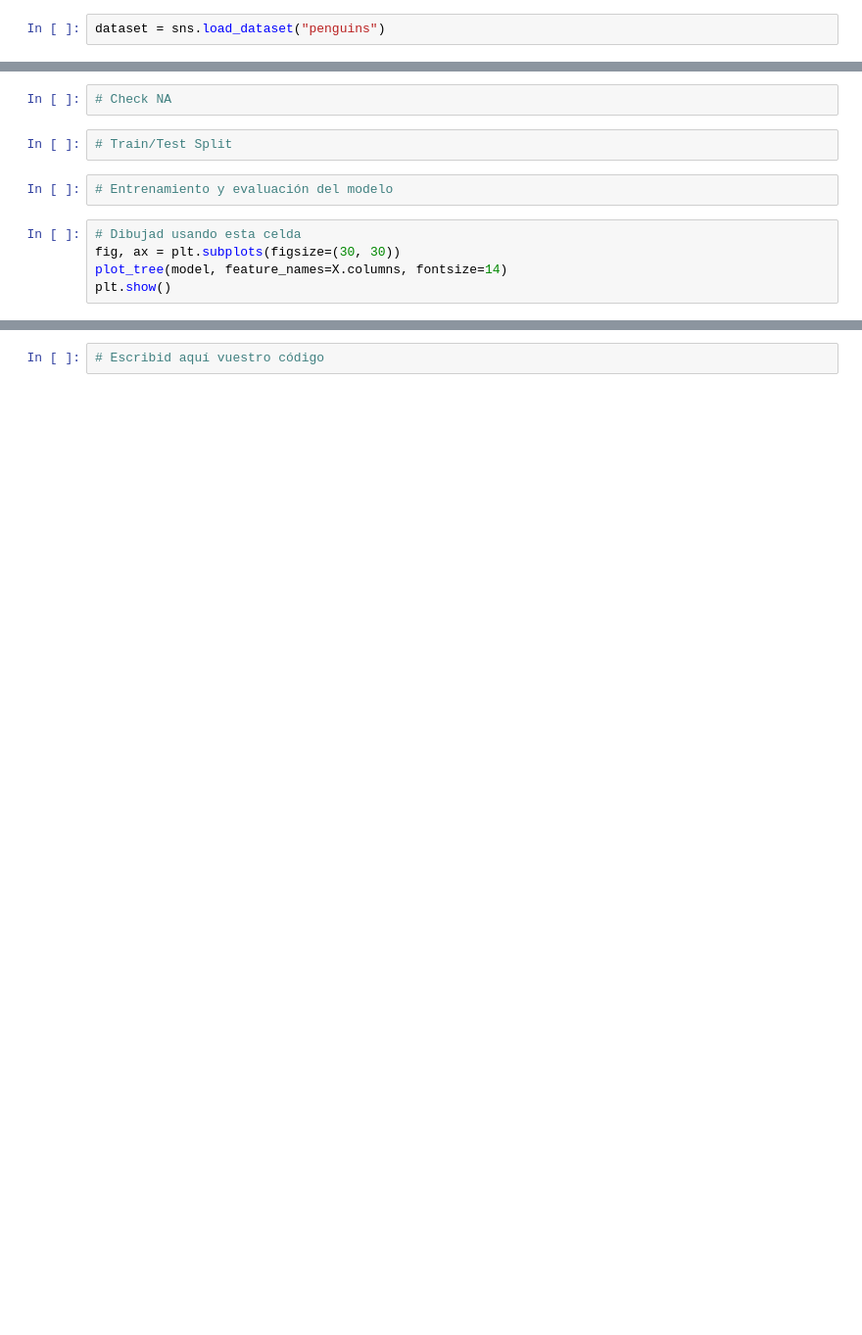
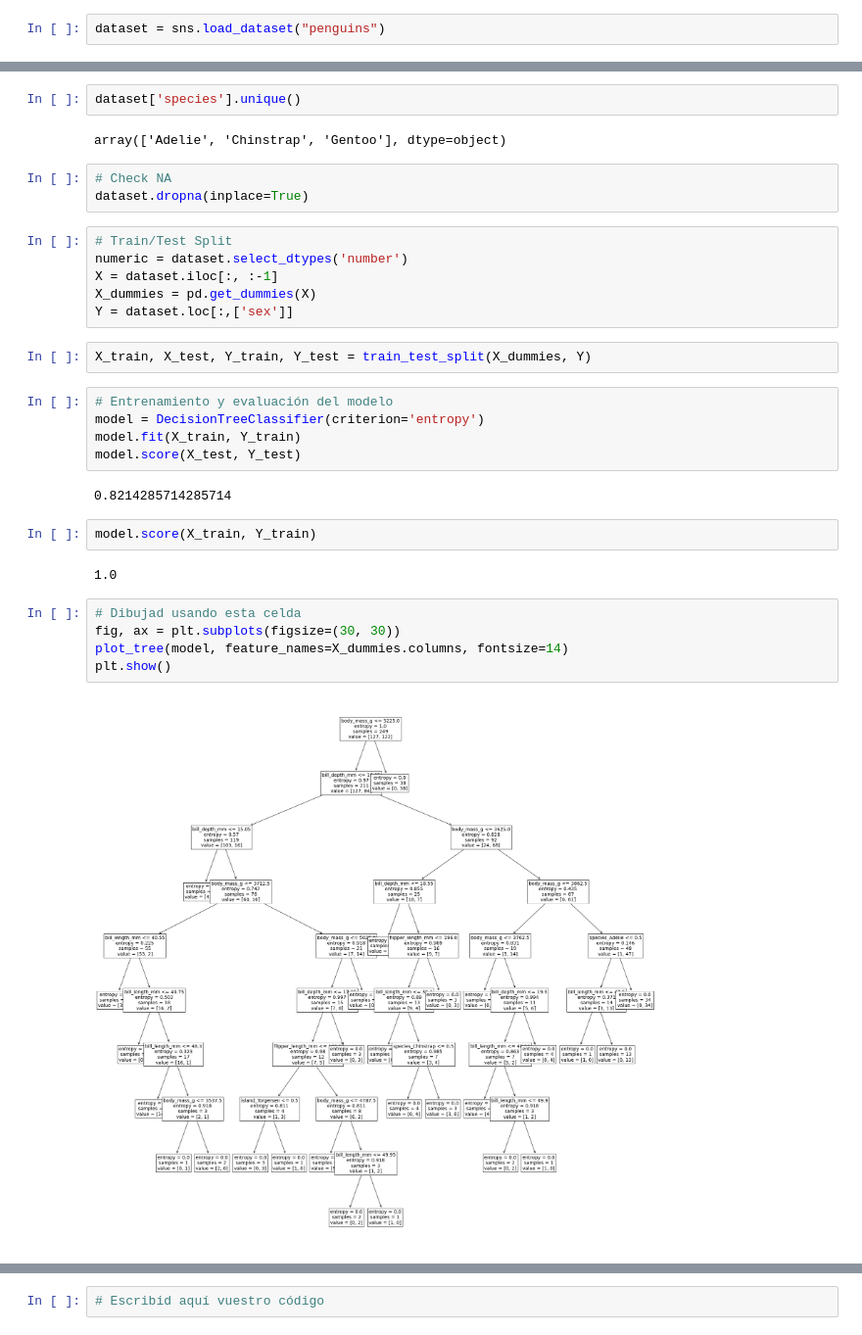
Before and after one commit to CuadraAlconero/IDAL_IA3_CuadraAlconero, a Jupyter notebook: Decision_trees.ipynb, the cells around one changed output, grey strips where cells are left out. Shown at 98% size. Drawn from its saved outputs; the diff is of its cells as text; blank space fills up the shorter version.

```diff
--- a/Decision_trees.ipynb
+++ b/Decision_trees.ipynb
@@ -192,14 +230,36 @@ dataset = sns.load_dataset("penguins")
+# %%
+dataset['species'].unique()
+# %% [output]
+array(['Adelie', 'Chinstrap', 'Gentoo'], dtype=object)
 # %%
 # Check NA
+dataset.dropna(inplace=True)
-# %%
-# Train/Test Split
+# %%
+# Train/Test Split
+numeric = dataset.select_dtypes('number')
+X = dataset.iloc[:, :-1]
+X_dummies = pd.get_dummies(X)
+Y = dataset.loc[:,['sex']]
+# %%
+X_train, X_test, Y_train, Y_test = train_test_split(X_dummies, Y)
 # %%
 # Entrenamiento y evaluación del modelo
+model = DecisionTreeClassifier(criterion='entropy')
+model.fit(X_train, Y_train)
+model.score(X_test, Y_test)
+# %% [output]
+0.8214285714285714
+# %%
+model.score(X_train, Y_train)
+# %% [output]
+1.0
 # %%
 # Dibujad usando esta celda
 fig, ax = plt.subplots(figsize=(30, 30))
-plot_tree(model, feature_names=X.columns, fontsize=14)
+plot_tree(model, feature_names=X_dummies.columns, fontsize=14)
 plt.show()
+# %% [output]
+[figure, added]
 # %% [markdown]
 ![ML_7.png](embedded-picture-1)
 # %% [markdown]
```
Also changed, not shown: parts of 14 cells of this notebook.
